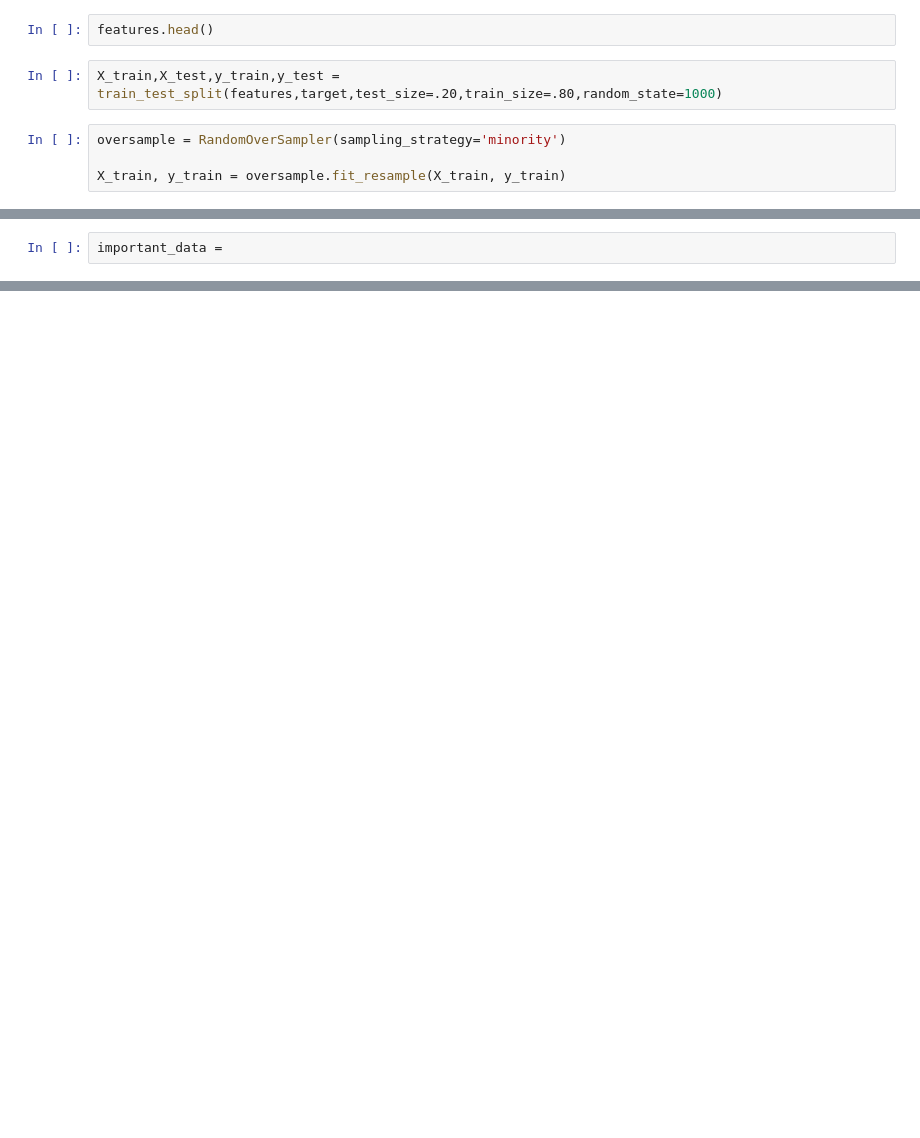
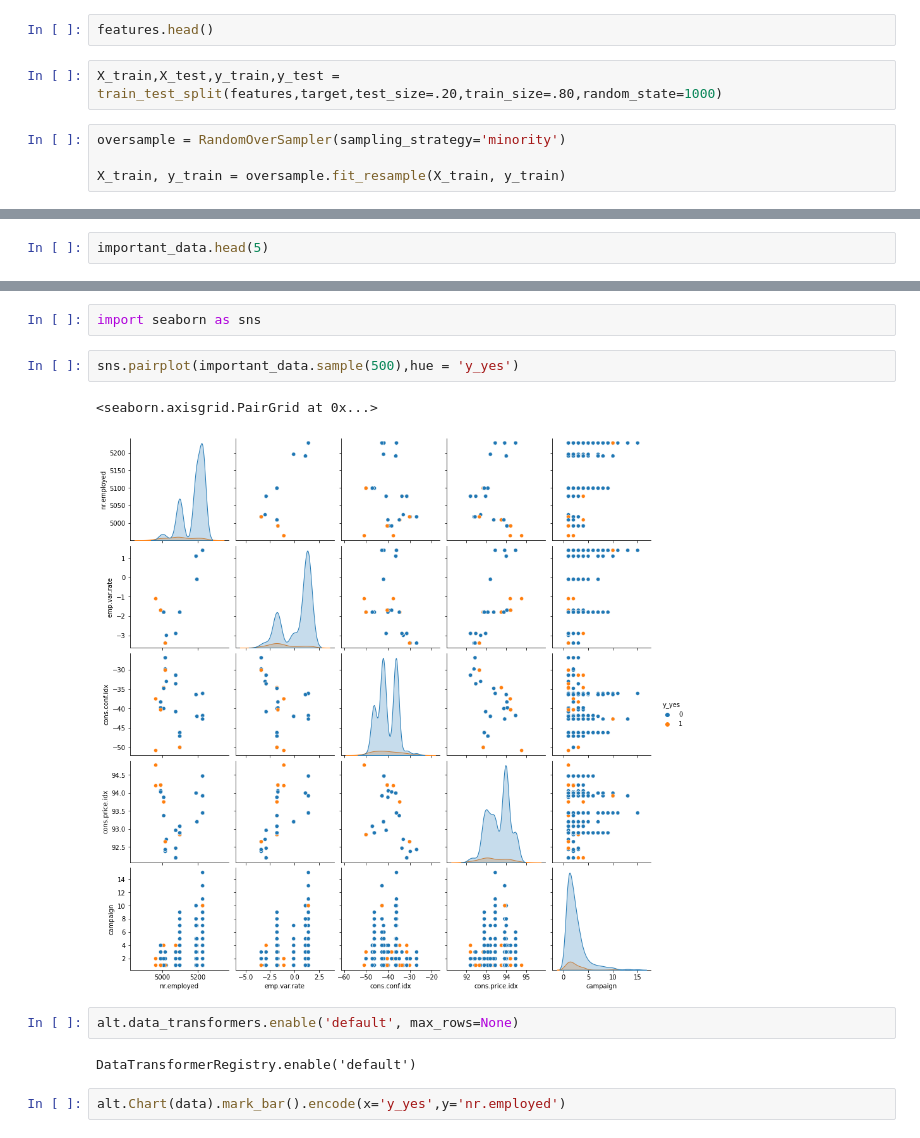
Before and after one commit to kody-smith/data_mining_projects, a Jupyter notebook: notebooks/starter_bank.ipynb, the cells around one changed output, grey strips where cells are left out. Saved outputs shown, nothing was run; the diff lists cells and outputs as text; blank space fills up the shorter version.

```diff
--- a/notebooks/starter_bank.ipynb
+++ b/notebooks/starter_bank.ipynb
@@ -85,2 +87,2 @@ feature_df.sort_values('importance', ascending=False)
 # %%
-important_data =
+important_data.head(5)
@@ -86,0 +96,13 @@ important_data =
+# %%
+import seaborn as sns
+# %%
+sns.pairplot(important_data.sample(500),hue = 'y_yes')
+# %% [output]
+<seaborn.axisgrid.PairGrid at 0x...>
+[figure, added]
+# %%
+alt.data_transformers.enable('default', max_rows=None)
+# %% [output]
+DataTransformerRegistry.enable('default')
+# %%
+alt.Chart(data).mark_bar().encode(x='y_yes',y='nr.employed')
```
Also changed, not shown: parts of 11 cells of this notebook.
